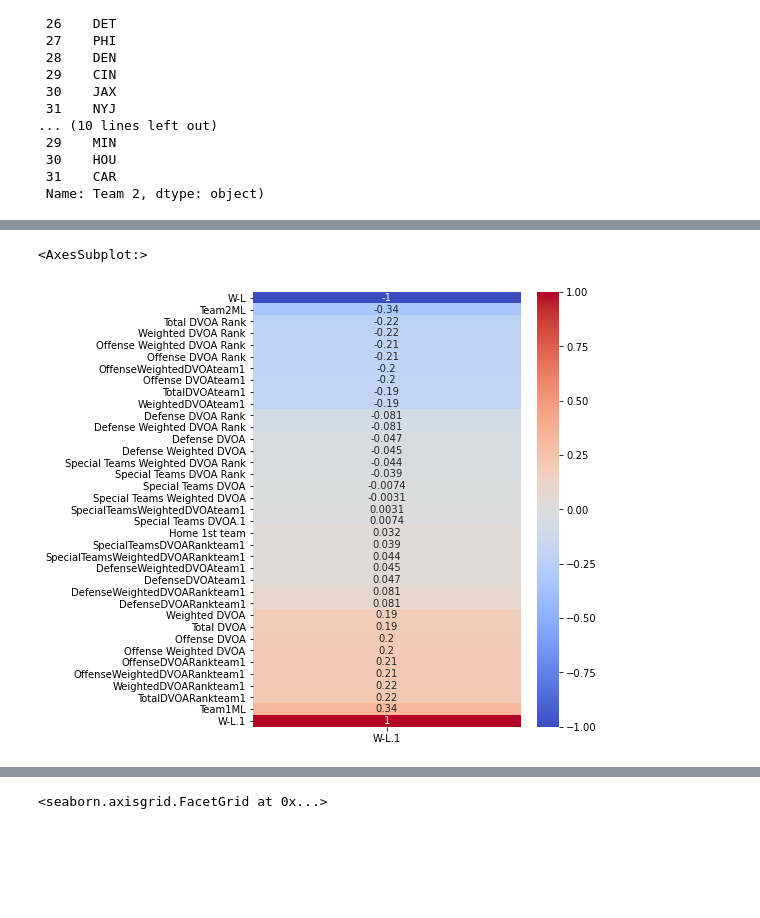
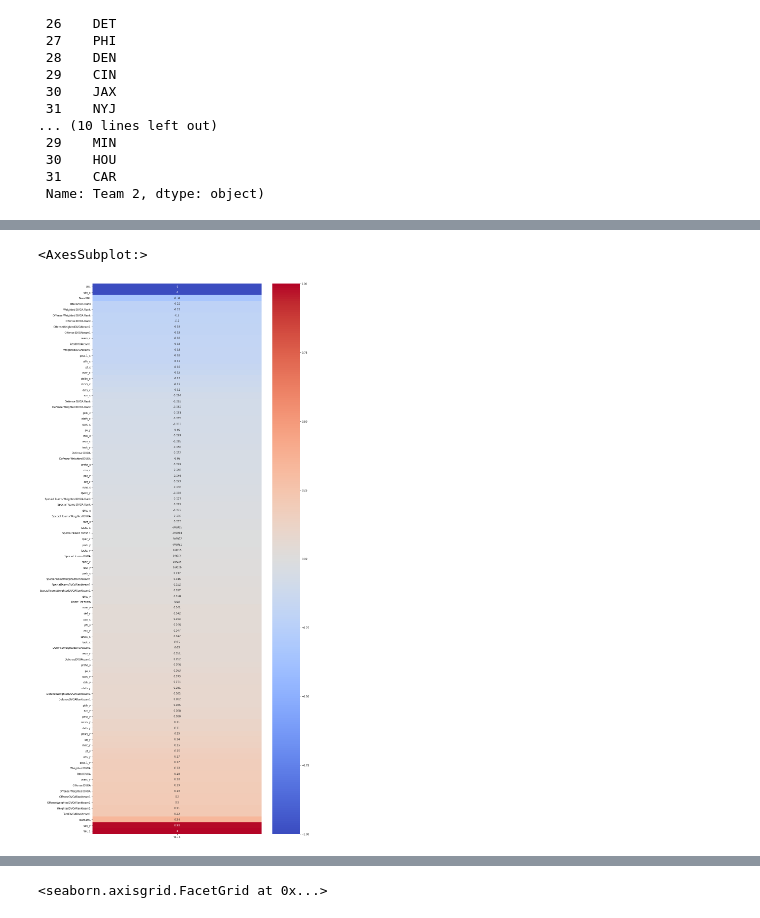
Before and after one commit to vivekbavda/NFL, a Jupyter notebook: BavdaNFLCapstoneDataCleaning.ipynb, the cells around one changed output, grey strips where cells are left out. Drawn from its saved outputs; the diff is of its cells as text; code cells hidden in the pictures; blank space fills up the shorter version.

```diff
--- a/BavdaNFLCapstoneDataCleaning.ipynb
+++ b/BavdaNFLCapstoneDataCleaning.ipynb
@@ -1028,0 +1020,5 @@ df21t0c.describe()
+# %%
+week021=pd.read_excel("data/CapstonePFFData.xlsx", sheet_name="week021")
+
+df21t0c=pd.merge(df21t0c, week021, how='left', left_on=['Team', 'Team 2'], right_on=['Team_x', 'Team_y'])
+df21t0c.shape
@@ -1030,3 +1028,7 @@ df21t0c.describe()
 dftest2021WK2=pd.read_csv('./Data/2021_Team_DVOA_Ratings_Overall_after_Week_1test.csv')
 dftest2021WK2=dftest2021WK2.rename(columns={'1st_Team_ML':'Team1ML', '2nd_Team_ML':'Team2ML'})
 df21t1c=dftest2021WK2
+week121=pd.read_excel("data/CapstonePFFData.xlsx", sheet_name="week121")
+
+df21t1c=pd.merge(df21t1c, week121, how='left', left_on=['Team', 'Team 2'], right_on=['Team_x', 'Team_y'])
+df21t1c.shape
@@ -1032,0 +1037,6 @@ df21t1c=dftest2021WK2
+# %%
+week221=pd.read_excel("data/CapstonePFFData.xlsx", sheet_name="week221")
+dftest2021WK3=pd.read_csv('./Data/2021_Team_DVOA_Ratings_Overall_after_Week_2_convert.csv')
+df21t2c=dftest2021WK3
+df21t2c=pd.merge(df21t2c, week221, how='left', left_on=['Team', 'Team 2'], right_on=['Team_x', 'Team_y'])
+df21t2c.shape
@@ -1033,6 +1045,7 @@ df21t1c=dftest2021WK2
 # %%
 combineprojected=[df20t1c, df20t2c, df20t3c]
-combineprojected2=[df20t1c, df20t2c, df20t3c, df20t4c, df20t5c, df20t6c, df20t7c, df20t8c, df20t9c, df20t10c, df20t11c, df20t12c, df20t13c, df20t14c, df20t15c, df20t16c, df20t17c]
-combineprojected3=[df20t1c, df20t2c, df20t3c, df20t4c, df20t5c, df20t6c, df20t7c, df20t8c, df20t9c, df20t10c, df20t11c, df20t12c, df20t13c, df20t14c, df20t15c, df20t16c, df20t17c, df21t0c]
-combineprojected4=[df20t1c, df20t2c, df20t3c, df20t4c, df20t5c, df20t6c, df20t7c, df20t8c, df20t9c, df20t10c, df20t11c, df20t12c, df20t13c, df20t14c, df20t15c, df20t16c, df20t17c, df21t0c, df21t1c]
+combineprojected1=[df20t1c, df20t2c, df20t3c, df20t4c, df20t5c, df20t6c, df20t7c, df20t8c, df20t9c, df20t10c, df20t11c, df20t12c, df20t13c, df20t14c, df20t15c, df20t16c, df20t17c]
+combineprojected2=[df20t1c, df20t2c, df20t3c, df20t4c, df20t5c, df20t6c, df20t7c, df20t8c, df20t9c, df20t10c, df20t11c, df20t12c, df20t13c, df20t14c, df20t15c, df20t16c, df20t17c, df21t0c]
+combineprojected3=[df20t1c, df20t2c, df20t3c, df20t4c, df20t5c, df20t6c, df20t7c, df20t8c, df20t9c, df20t10c, df20t11c, df20t12c, df20t13c, df20t14c, df20t15c, df20t16c, df20t17c, df21t0c, df21t1c]
+combineprojected4=[df20t1c, df20t2c, df20t3c, df20t4c, df20t5c, df20t6c, df20t7c, df20t8c, df20t9c, df20t10c, df20t11c, df20t12c, df20t13c, df20t14c, df20t15c, df20t16c, df20t17c, df21t0c, df21t1c, df21t2c]
 # %%
@@ -1124,13 +1129,13 @@ dfprojected4.corr()
 # %%
-plt.figure(figsize=(6, 8))
+plt.figure(figsize=(15, 40))
 sns.heatmap(dfprojected4.corr()[['W-L.1']].sort_values('W-L.1'),
            annot=True,
            cmap='coolwarm',
            vmin=-1,
            vmax=1)
 # %% [output]
 <AxesSubplot:>
-[figure, old version]
+[figure, new version]
 # %%
 sns.lmplot(x="Weighted DVOA", y="W-L", logistic=True, data=dfprojected4)
 # %% [output]
```
Also changed, not shown: parts of 110 cells of this notebook, 3 other files.
